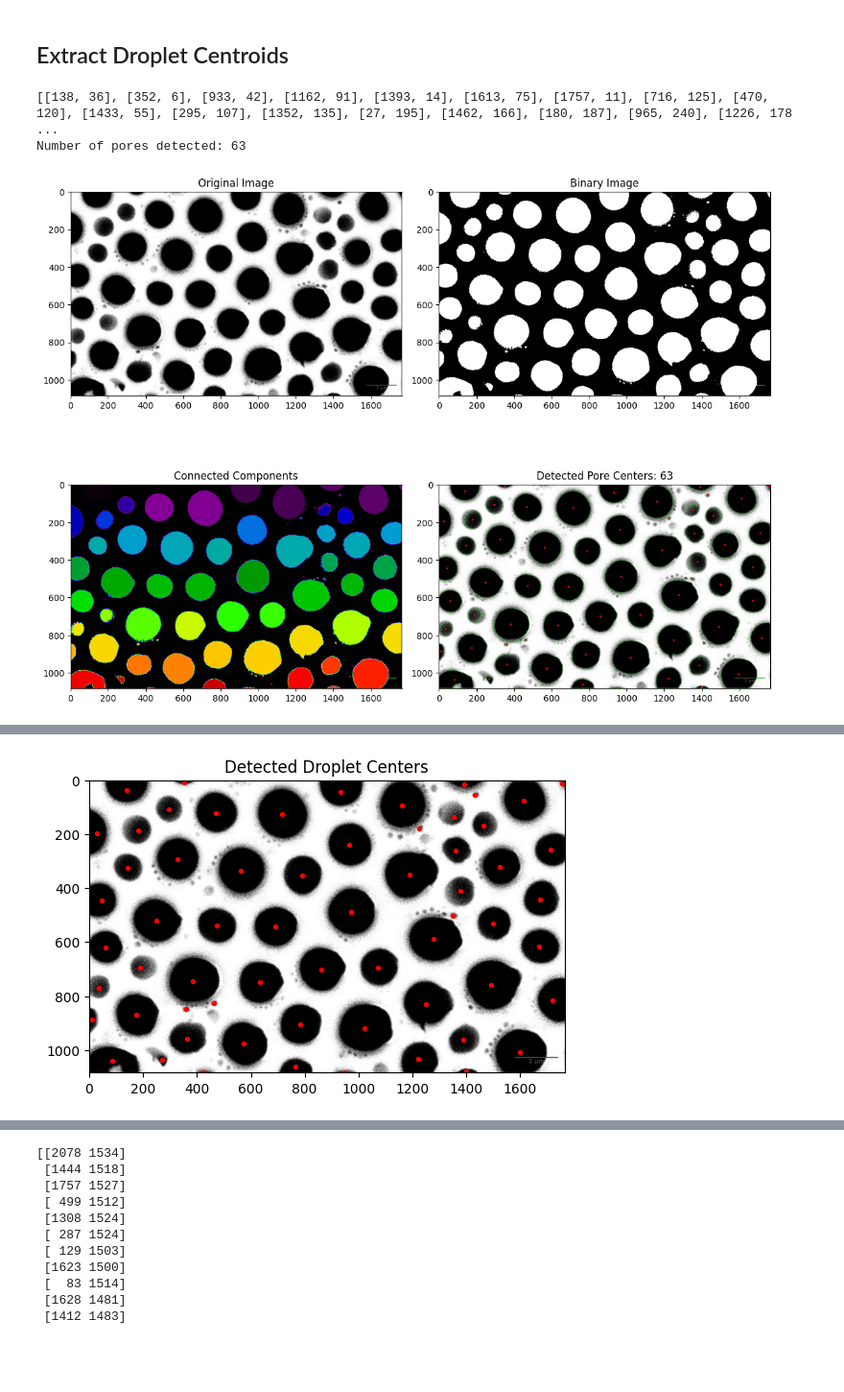
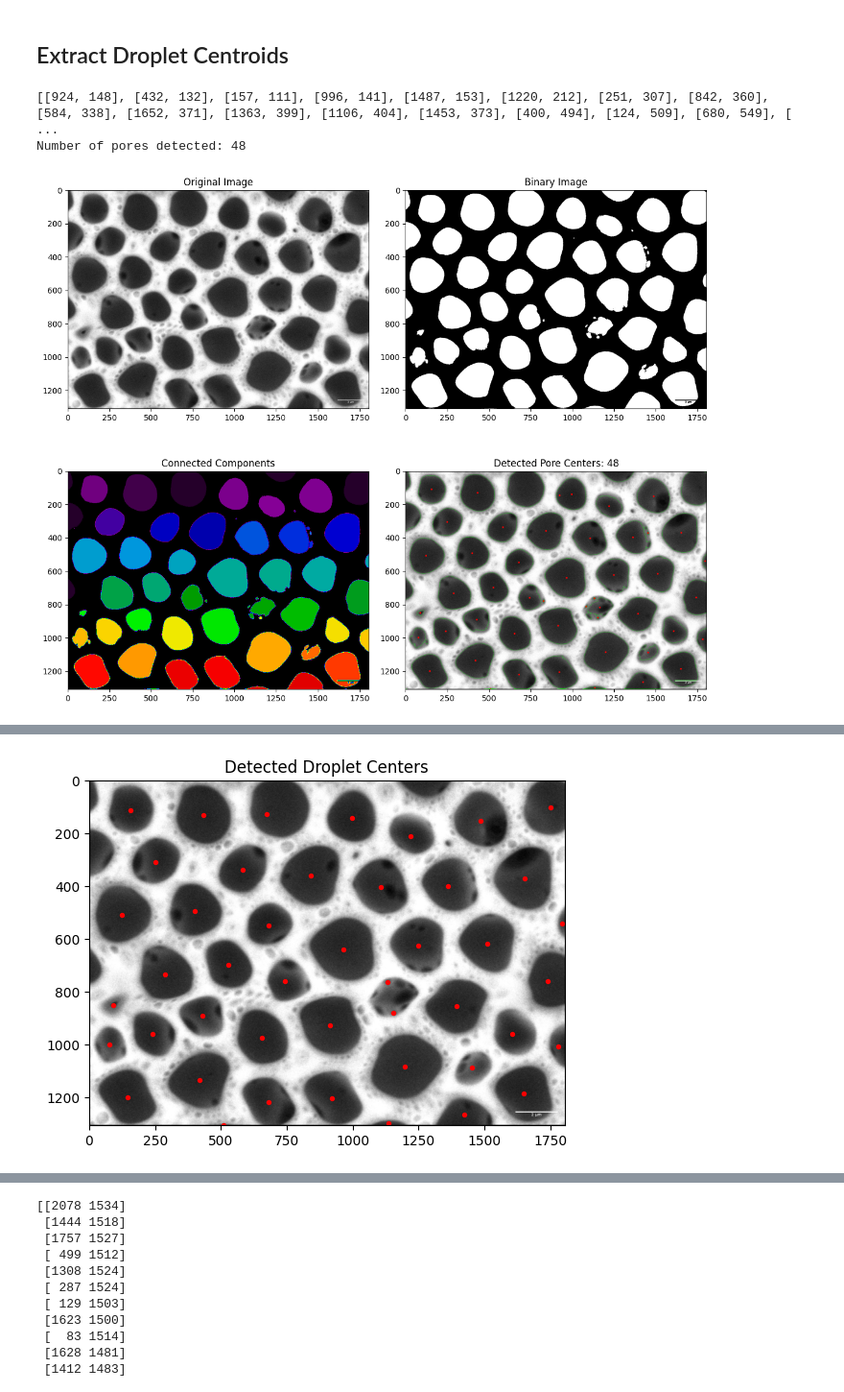
Before and after one commit to lemontang3/Python_Physics, a Jupyter notebook: Voronoi_Analysis.ipynb, the cells around one changed output, grey strips where cells are left out. Shown at 96% size. Saved outputs shown, nothing was run; the diff lists cells and outputs as text; code cells hidden in the pictures; blank space fills up the shorter version.

```diff
--- a/Voronoi_Analysis.ipynb
+++ b/Voronoi_Analysis.ipynb
@@ -44,7 +44,7 @@ import numpy as np
 import matplotlib.pyplot as plt
 
 # Load the image
-image_path = "sample6B.png"  # Update with your image path if needed
+image_path = "sample10A.png"  # Update with your image path if needed
 image = cv2.imread(image_path, cv2.IMREAD_GRAYSCALE)
 
 # Apply Gaussian blur to reduce noise
@@ -105,33 +105,33 @@ plt.title('Original Image')
 plt.subplot(2, 2, 2)
 plt.imshow(binary, cmap='gray')
 plt.title('Binary Image')
 
 # Labeled components (color-coded)
 plt.subplot(2, 2, 3)
 plt.imshow(labels, cmap='nipy_spectral')
 plt.title('Connected Components')
 
 # Final result with centers
 plt.subplot(2, 2, 4)
 plt.imshow(cv2.cvtColor(output_image, cv2.COLOR_BGR2RGB))
 plt.title(f'Detected Pore Centers: {len(filtered_centroids)}')
 
 plt.tight_layout()
 plt.savefig('improved_pore_detection.png', dpi=300)
 plt.show()
 
 # Save the results
 np.save('pore_centroids.npy', filtered_centroids)
 cv2.imwrite('pore_centers.png', output_image)
 
 # Also create a simple visualization showing just the original image with centers
 plt.figure(figsize=(10, 8))
 plt.imshow(image, cmap='gray')
 plt.scatter(filtered_centroids[:, 0], filtered_centroids[:, 1], c='red', s=30)
 plt.title('Detected Droplet Centers')
 plt.savefig('droplet_centers.png', dpi=300)
 plt.show()
 # %% [output]
-[[138, 36], [352, 6], [933, 42], [1162, 91], [1393, 14], [1613, 75], [1757, 11], [716, 125], [470, 120], [1433, 55], [295, 107], [1352, 135], [27, 195], [1462, 166], [180, 187], [965, 240], [1226, 178 ...
-Number of pores detected: 63
+[[924, 148], [432, 132], [157, 111], [996, 141], [1487, 153], [1220, 212], [251, 307], [842, 360], [584, 338], [1652, 371], [1363, 399], [1106, 404], [1453, 373], [400, 494], [124, 509], [680, 549], [ ...
+Number of pores detected: 48
-[figure, old version]
+[figure, new version]
@@ -142,7 +142,7 @@ import numpy as np
 import matplotlib.pyplot as plt
 
 # Load the image in grayscale
-image_path = "sample6B.png"  # Update with your image path if needed
+image_path = "sample10A.png"  # Update with your image path if needed
 image = cv2.imread(image_path, cv2.IMREAD_GRAYSCALE)
 
 # Apply median blur to reduce noise
@@ -173,12 +173,13 @@ for cnt in contours:
         cy = int(M["m01"] / M["m00"])
         centroids.append([cx, cy])
 # Convert to NumPy array
-centroids =np.array([[138, 36], [352, 6], [933, 42], [1162, 91], [1393, 14], [1613, 75], [1757, 11], [716, 125], [470, 120], [1433, 55], [295, 107], [1352, 135], [27, 195], [1462, 166], [180, 187], [965, 240], [1226, 178], [1713, 258], [327, 292], [1361, 259], [564, 335], [1524, 320], [1189, 349], [144, 324], [790, 352], [1378, 411], [1674, 440], [45, 445], [971, 489], [248, 521], [690, 543], [1500, 531], [473, 539], [1351, 502], [1279, 588], [1671, 617], [60, 619], [860, 700], [1073, 693], [385, 744], [190, 695], [1493, 757], [634, 749], [36, 768], [1720, 816], [1251, 828], [176, 870], [462, 826], [1021, 920], [782, 905], [11, 887], [359, 849], [574, 977], [364, 957], [1387, 963], [1597, 1008], [1223, 1032], [85, 1039], [269, 1035], [766, 1062], [1401, 1078], [424, 1081], [947, 1081]]
+centroids =np.array([[432, 132], [157, 111], [996, 141], [1487, 153], [1220, 212], [251, 307], [842, 360], [584, 338], [1652, 371], [1363, 399], [1106, 404], [400, 494], [124, 509], [680, 549], [1795, 541], [1511, 617], [966, 641], [1248, 624], [527, 699], [289, 734], [1742, 759], [744, 761], [1132, 764], [1393, 856], [915, 928], [428, 891], [90, 851], [1153, 880], [654, 975], [1607, 960], [242, 961], [1781, 1009], [78, 999], [1199, 1086], [420, 1136], [1454, 1089], [1650, 1186], [146, 1200], [922, 1206], [681, 1220], [1423, 1266], [1135, 1300], [510, 1306],[675,125],[1750,100]]
+)
 
-)# Step 5: Plot the results
+# Step 5: Plot the results
 plt.imshow(image, cmap='gray')
 plt.scatter(centroids[:, 0], centroids[:, 1], c='red', s=8)
 plt.title('Detected Droplet Centers')
 plt.show()
 # %% [output]
-[figure, old version]
+[figure, new version]
```
Also changed, not shown: parts of 5 cells of this notebook, 19 other files.
